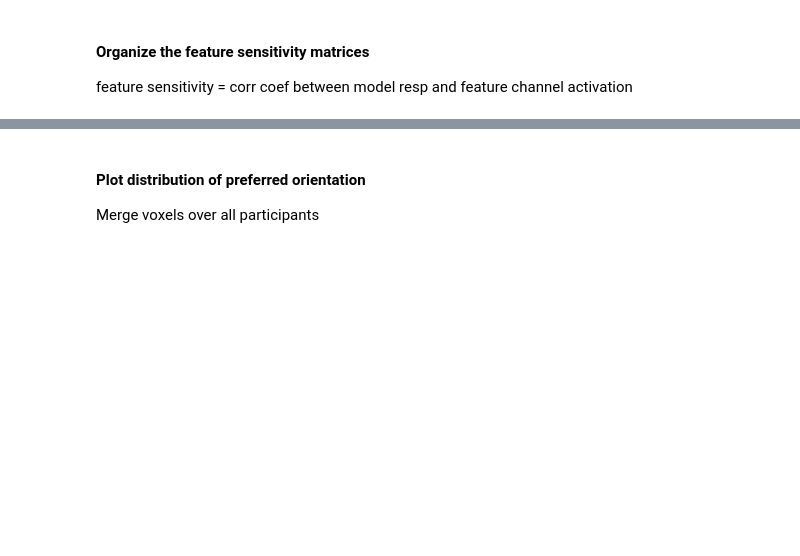
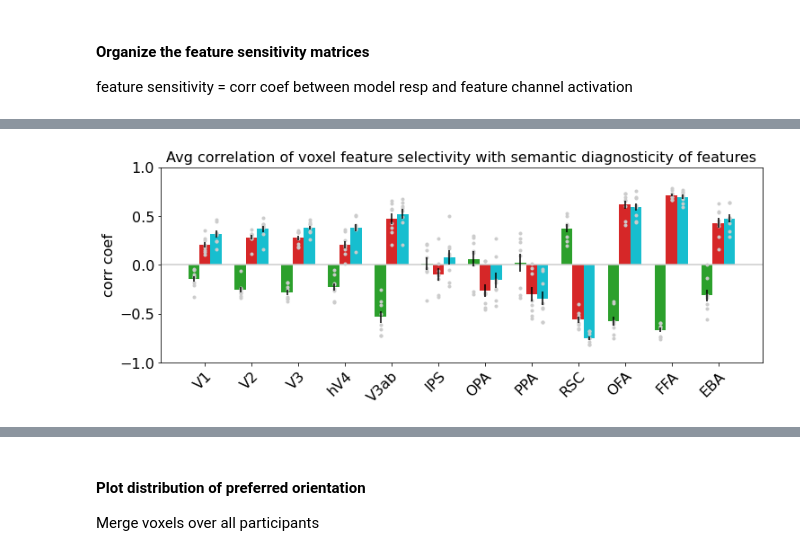
Before and after one commit to mmhenderson/image_stats_gabor, a Jupyter notebook: plot_feature_selectivity/plot_gabor_tuning.ipynb, the cells around one changed output, grey strips where cells are left out. Cells and saved outputs as stored; diff of their text form; code cells hidden in the pictures; blank space fills up the shorter version.

```diff
--- a/plot_feature_selectivity/plot_gabor_tuning.ipynb
+++ b/plot_feature_selectivity/plot_gabor_tuning.ipynb
@@ -71,0 +138,14 @@ assert(not(np.any(is_constant)))
+# %%
+roi_tuning_corrs = np.zeros((n_subjects, n_rois, n_dims))
+roi_tuning_corrs_partial = np.zeros((n_subjects, n_rois, n_dims))
+roi_tuning_corrs_partial_sq = np.zeros((n_subjects, n_rois, n_dims))
+
+for si in range(n_subjects):
+
+    for ri in range(n_rois):
+
+        inds_this_roi = roi_def.get_indices(ri) & abv_thresh & (subject_inds==si)
+
+        roi_tuning_corrs[si,ri,:] = np.mean(tuning_dim_corrs[inds_this_roi,:], axis=0)
+        roi_tuning_corrs_partial[si,ri,:] = np.mean(tuning_dim_corrs_partial[inds_this_roi,:], axis=0)
+        roi_tuning_corrs_partial_sq[si,ri,:] = np.mean(tuning_dim_corrs_partial[inds_this_roi,:]**2, axis=0)
@@ -71,0 +404,29 @@ assert(not(np.any(is_constant)))
+# %%
+colors = cm.tab10(np.linspace(0,1,10))[[2, 3, 9],:]
+
+roi_mean_vals = roi_tuning_corrs_partial
+
+mean_vals = np.mean(roi_mean_vals, axis=0)
+sem_vals = np.std(roi_mean_vals, axis=0)/np.sqrt(n_subjects)
+
+legend_separate = True
+plot_utils.set_all_font_sizes(16)
+
+plt.rcParams['pdf.fonttype']=42
+title='Avg correlation of voxel feature selectivity with semantic diagnosticity of features'
+
+bw = 0.24;
+space = (1 - (bw*mean_vals.shape[1]))/2
+fh = plot_utils.plot_multi_bars(mean_data=mean_vals, err_data=sem_vals, \
+                                point_data = roi_mean_vals, \
+                                colors=colors, space=space, \
+            xticklabels=roi_names, ylabel='corr coef', \
+            ylim=[-1.0, 1.0], title=title, horizontal_line_pos=0,\
+            legend_labels=partial_signed_names, \
+            legend_overlaid=False, legend_separate=False, \
+            fig_size=(12,4))
+
+# fn2save = os.path.join(default_paths.fig_path, 'Semantic_selectivity_signed_ROIavg.pdf')
+# plt.savefig(fn2save)
+# %% [output]
+[figure, added]
```
Also changed, not shown: parts of 64 cells of this notebook, 5 other files.
